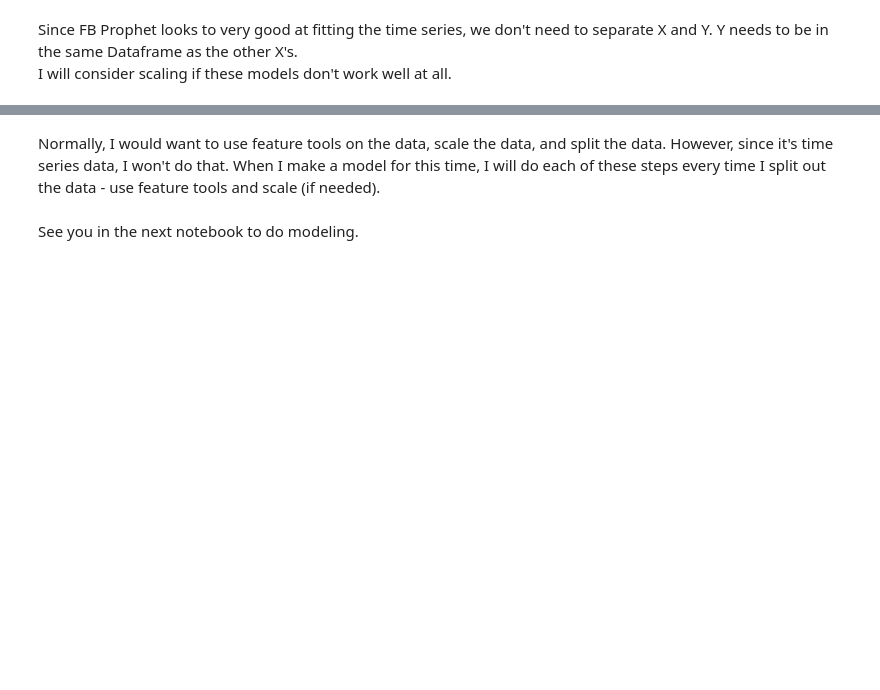
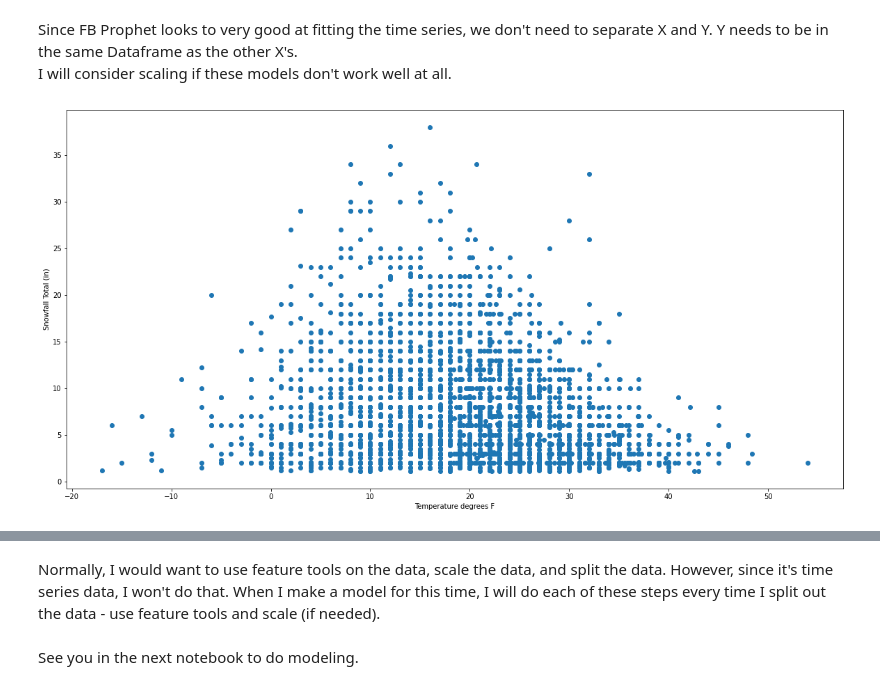
Before and after one commit to sjrekuc/Alta-Snowfall-Modeling, a Jupyter notebook: Capstone_Alta_EDA_2_pre-processing.ipynb, the cells around one changed output, grey strips where cells are left out. Drawn from its saved outputs; the diff is of its cells as text; code cells hidden in the pictures; blank space fills up the shorter version.

```diff
--- a/Capstone_Alta_EDA_2_pre-processing.ipynb
+++ b/Capstone_Alta_EDA_2_pre-processing.ipynb
@@ -251,3 +301,12 @@ y7 = SNOW['y']
 y14 = SNOW['SNOW14']
 y30 = SNOW['SNOW30']
 #SNOW.drop(labels=['y', 'SNOW14', 'SNOW30'], axis=1, inplace=True)
+# %%
+# let's look at snow versus temperature for any measureable snowfall
+storm = SNOW[SNOW['SNOW'] > 1]
+plt.scatter(storm['TOBS'], storm['SNOW'])
+plt.xlabel("Temperature degrees F")
+plt.ylabel('Snowfall Total (in)')
+plt.show()
+# %% [output]
+[figure, added]
```
Also changed, not shown: parts of 26 cells of this notebook.
